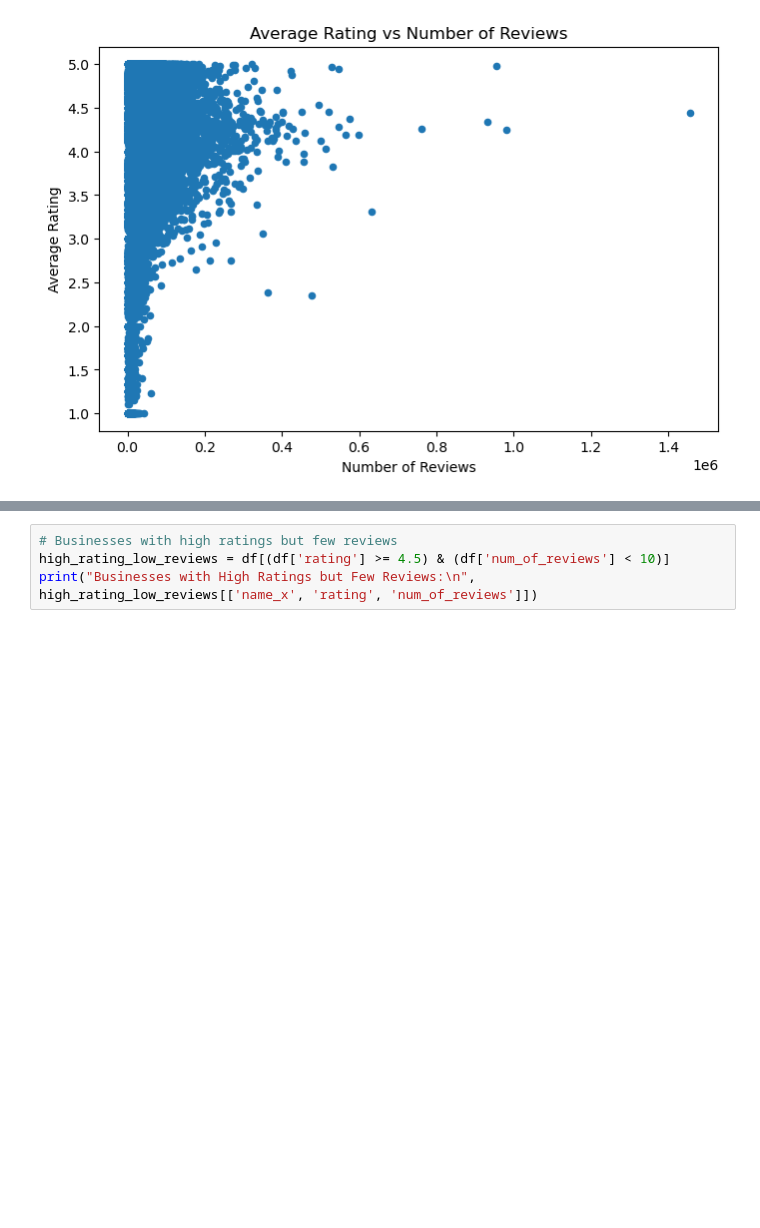
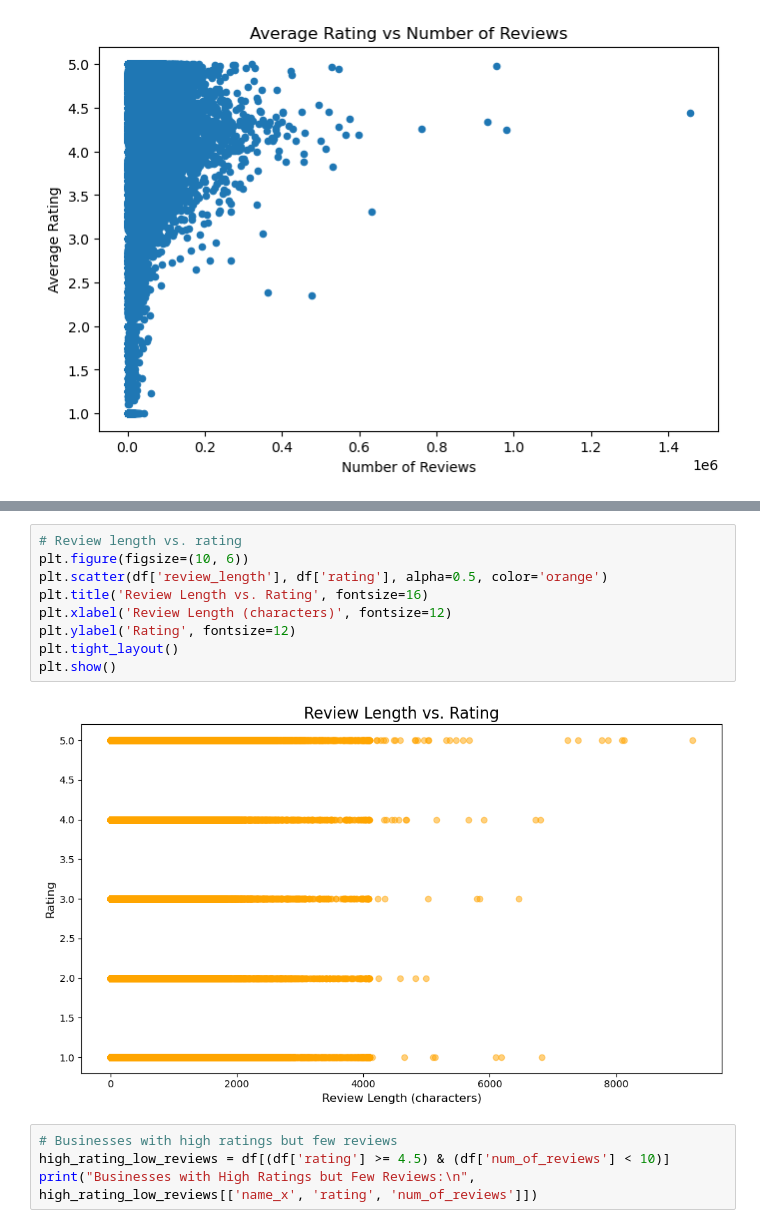
Before and after one commit to zaczhou0928/Assignment2, a Jupyter notebook: assignment2.ipynb, the cells around one changed output, grey strips where cells are left out. Drawn from its saved outputs; the diff is of its cells as text; blank space fills up the shorter version.

```diff
--- a/assignment2.ipynb
+++ b/assignment2.ipynb
@@ -195,3 +218,14 @@ plt.show()
+# %%
+# Review length vs. rating
+plt.figure(figsize=(10, 6))
+plt.scatter(df['review_length'], df['rating'], alpha=0.5, color='orange')
+plt.title('Review Length vs. Rating', fontsize=16)
+plt.xlabel('Review Length (characters)', fontsize=12)
+plt.ylabel('Rating', fontsize=12)
+plt.tight_layout()
+plt.show()
+# %% [output]
+[figure, added]
 # %%
 # Businesses with high ratings but few reviews
 high_rating_low_reviews = df[(df['rating'] >= 4.5) & (df['num_of_reviews'] < 10)]
```
Also changed, not shown: parts of 8 cells of this notebook, 1 other file.
